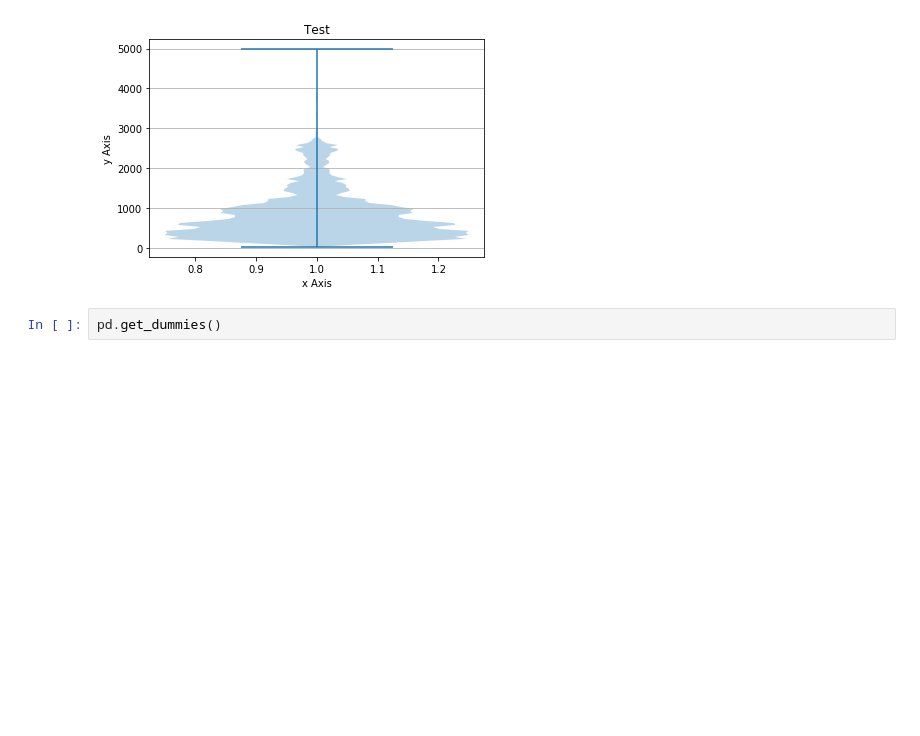
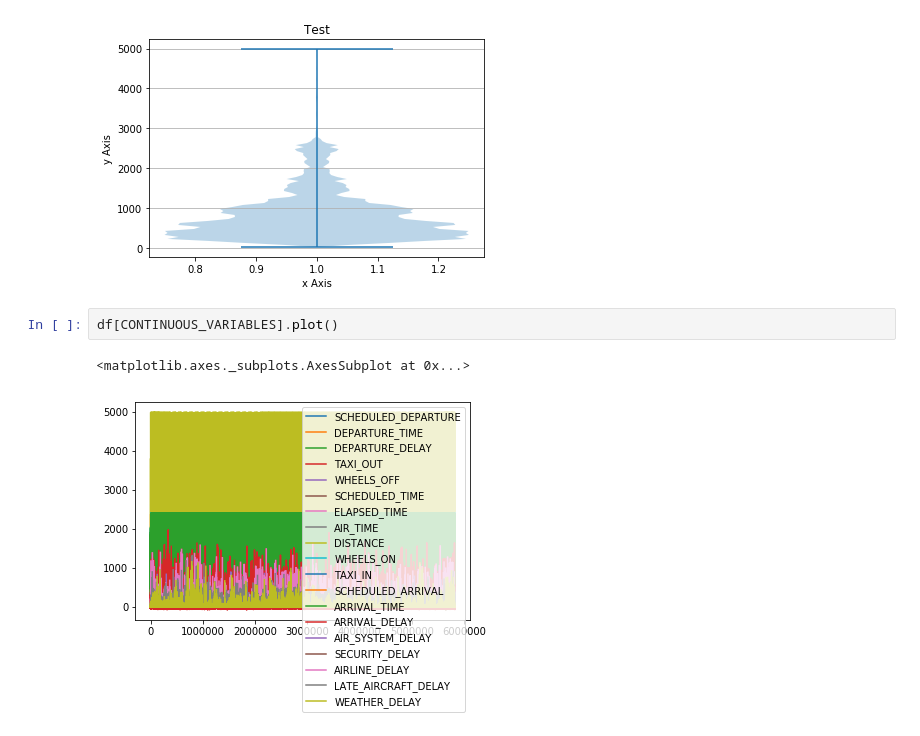
Before and after one commit to talk-ryan/FlightsData, a Jupyter notebook: FlightDataEDA.ipynb, the cells around one changed output. Drawn from its saved outputs; the diff is of its cells as text; blank space fills up the shorter version.

```diff
--- a/FlightDataEDA.ipynb
+++ b/FlightDataEDA.ipynb
@@ -90,5 +159,8 @@ axes.set_ylabel('y Axis')
 plt.show()
 # %% [output]
 [figure]
-# %%
-pd.get_dummies()
+# %%
+df[CONTINUOUS_VARIABLES].plot()
+# %% [output]
+<matplotlib.axes._subplots.AxesSubplot at 0x...>
+[figure, added]
```
Also changed, not shown: parts of 18 cells of this notebook.
